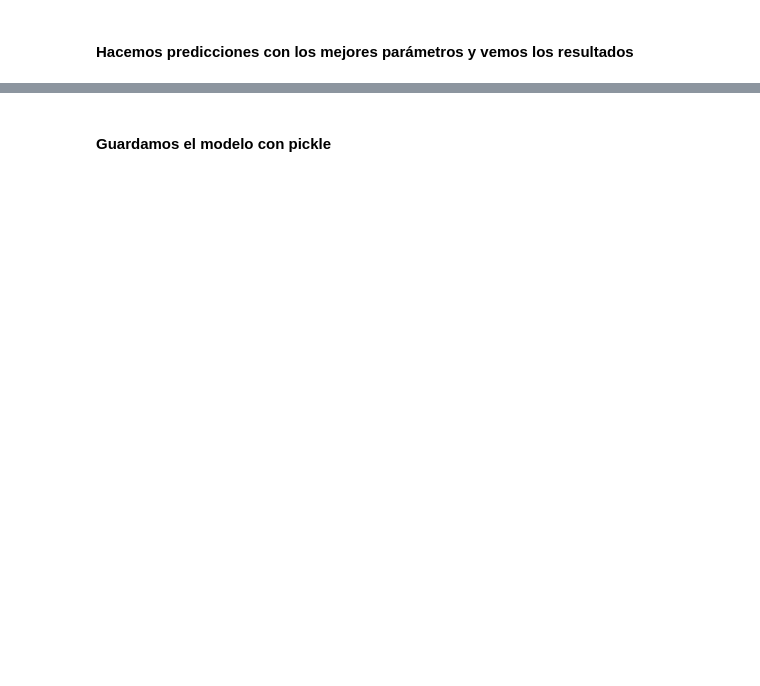
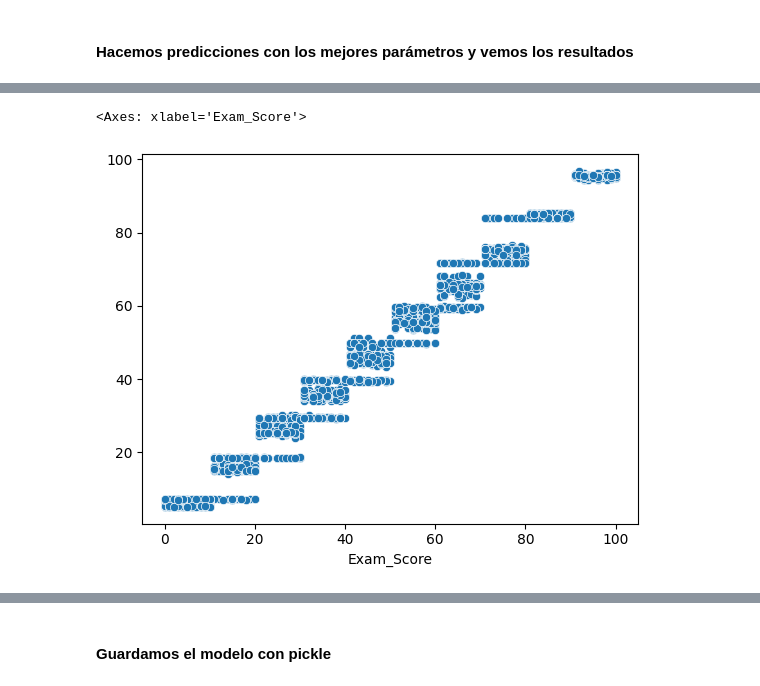
Before and after one commit to PlazzaA/Proyecto_ML, a Jupyter notebook: notebooks/random_forest.ipynb, the cells around one changed output, grey strips where cells are left out. Cells and saved outputs as stored; diff of their text form; code cells hidden in the pictures; blank space fills up the shorter version.

```diff
--- a/notebooks/random_forest.ipynb
+++ b/notebooks/random_forest.ipynb
@@ -113 +113,6 @@ r2_score 0.9446852706205352
+# %%
+sns.scatterplot(x = y_test, y = y_pred)
+# %% [output]
+<Axes: xlabel='Exam_Score'>
+[figure, added]
 # %% [markdown]
```
Also changed, not shown: parts of 9 cells of this notebook, 30 other files.
